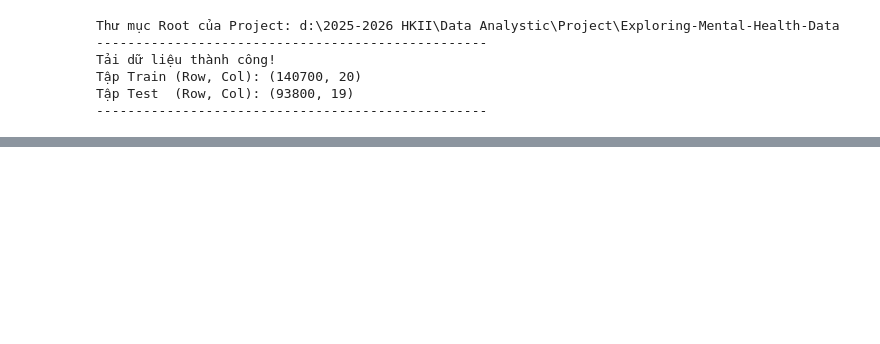
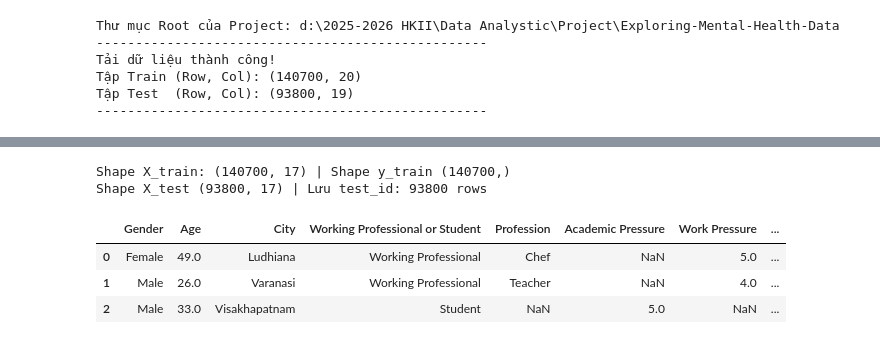
Before and after one commit to s4lt1f0l/Exploring-Mental-Health-Data, a Jupyter notebook: notebooks/02_preprocessing_fe.ipynb, the cells around one changed output, grey strips where cells are left out. Saved outputs shown, nothing was run; the diff lists cells and outputs as text; code cells hidden in the pictures; blank space fills up the shorter version.

```diff
--- a/notebooks/02_preprocessing_fe.ipynb
+++ b/notebooks/02_preprocessing_fe.ipynb
@@ -109,0 +135,29 @@ Tập Test  (Row, Col): (93800, 19)
+# %%
+def initial_data_cleanup(train, test, config):
+    '''
+        Tách nhãn Target từ tập Train, lưu trữ test_id và loại bỏ các cột định danh
+        Hàm đảm bảo sự đồng bộ số lượng cột và kích thước giữa 2 tập Train/Test
+    '''
+    y_train = train[config.TARGET_COL].copy()
+    X_train = train.drop(columns=[config.TARGET_COL])  # xóa y
+    X_test = test.copy()
+
+    test_identify = X_test['id'].copy() if 'id' in X_test.columns else None # copy id của tập test
+
+    X_train = X_train.drop(columns=config.DROP_COLS, errors="ignore")
+    X_test = X_test.drop(columns=config.DROP_COLS, errors="ignore")
+    print(f"Shape X_train: {X_train.shape} | Shape y_train {y_train.shape}")
+    print(f"Shape X_test {X_test.shape} | Lưu test_id: {len(test_identify)} rows")
+    return X_train, y_train, X_test, test_identify
+
+# ================= CHẠY HÀM =====================
+X_train, y_train, X_test, test_identify = initial_data_cleanup(train_df, test_df, config)
+assert X_train.shape[1] == X_test.shape[1], "Kích thước cột Train và Test đang lệch nhau!"
+display(X_train.head(3))
+# %% [output]
+Shape X_train: (140700, 17) | Shape y_train (140700,)
+Shape X_test (93800, 17) | Lưu test_id: 93800 rows
+|  | Gender | Age | City | Working Professional or Student | Profession | Academic Pressure | Work Pressure | ... |
+| 0 | Female | 49.0 | Ludhiana | Working Professional | Chef | NaN | 5.0 | ... |
+| 1 | Male | 26.0 | Varanasi | Working Professional | Teacher | NaN | 4.0 | ... |
+| 2 | Male | 33.0 | Visakhapatnam | Student | NaN | 5.0 | NaN | ... |
```
Also changed, not shown: parts of 12 cells of this notebook.
